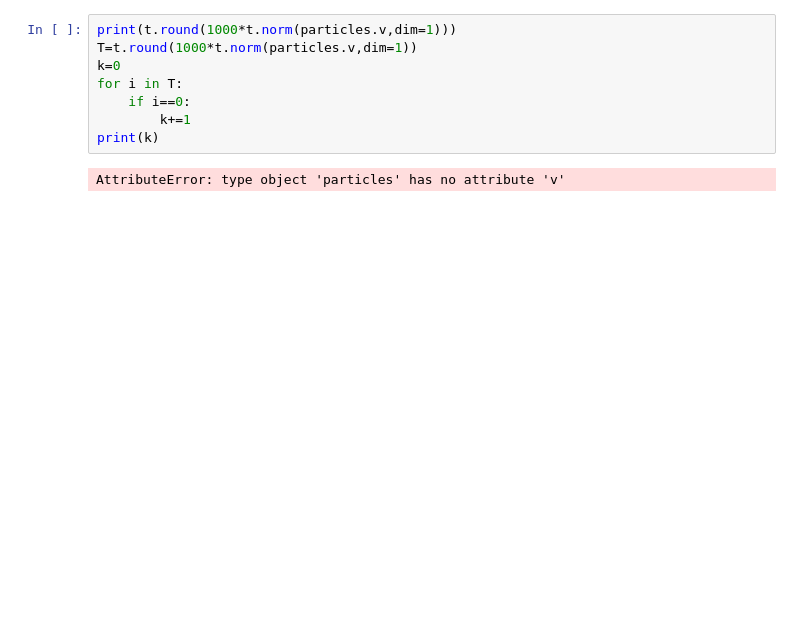
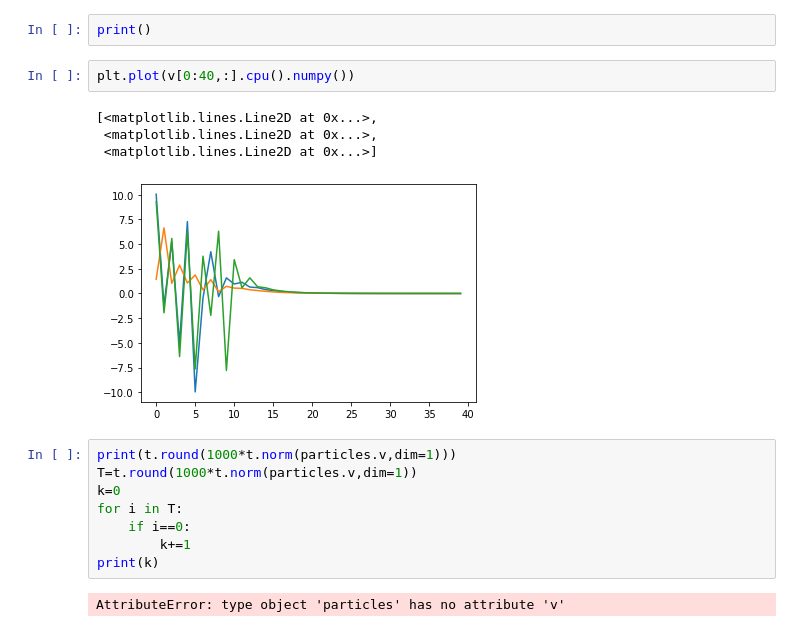
Before and after one commit to lexEjoosten/MOT-modelling, a Jupyter notebook: Optical Molasses Model.ipynb, the cells around one changed output. Cells and saved outputs as stored; diff of their text form; blank space fills up the shorter version.

```diff
--- a/Optical Molasses Model.ipynb
+++ b/Optical Molasses Model.ipynb
@@ -164,3 +197,12 @@ plt.show()
+# %%
+print()
+# %%
+plt.plot(v[0:40,:].cpu().numpy())
+# %% [output]
+[<matplotlib.lines.Line2D at 0x...>,
+ <matplotlib.lines.Line2D at 0x...>,
+ <matplotlib.lines.Line2D at 0x...>]
+[figure, added]
 # %%
 print(t.round(1000*t.norm(particles.v,dim=1)))
 T=t.round(1000*t.norm(particles.v,dim=1))
```
Also changed, not shown: parts of 19 cells of this notebook, 3 other files.
